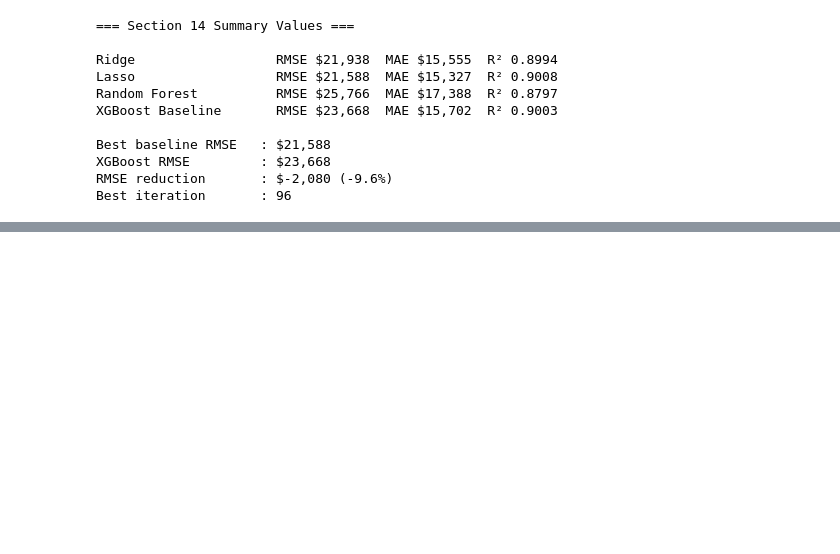
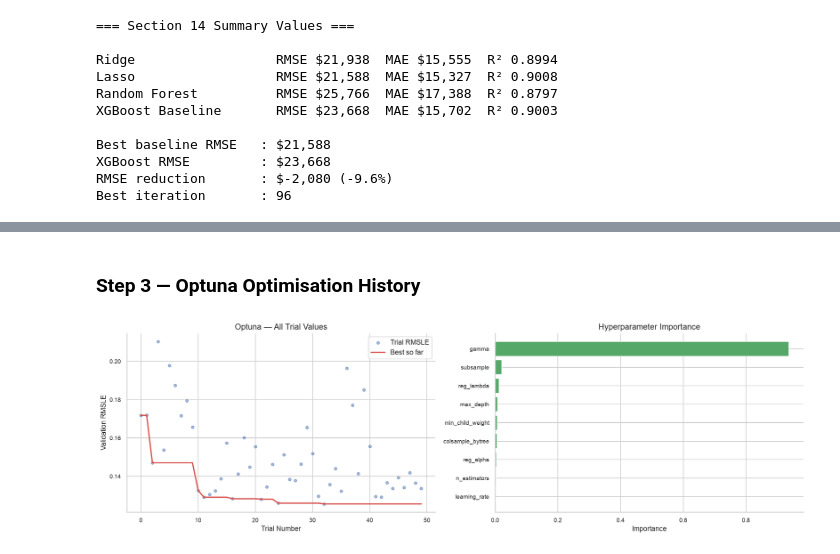
Before and after one commit to Kaarthiraghav/pricewise, a Jupyter notebook: notebooks/03_modelling.ipynb, the cells around one changed output, grey strips where cells are left out. Drawn from its saved outputs; the diff is of its cells as text; code cells hidden in the pictures; blank space fills up the shorter version.

Commit message:
feat: Optuna tuning 50 trials

```diff
--- a/notebooks/03_modelling.ipynb
+++ b/notebooks/03_modelling.ipynb
@@ -2892,0 +2950,19 @@ Best iteration       : 96
+# %%
+study = optuna.create_study(
+    direction="minimize",
+    sampler=optuna.samplers.TPESampler(seed=42)
+)
+
+print("Running 50 Optuna trials...")
+print("This may take a few minutes.\n")
+
+study.optimize(objective, n_trials=50, show_progress_bar=True)
+
+best_params = study.best_params
+best_val_rmsle = study.best_value
+
+print(f"\n✅ Tuning complete")
+print(f"Best validation RMSLE : {best_val_rmsle:.6f}")
+print(f"\nBest parameters:")
+for param, val in best_params.items():
+    print(f"  {param:<25} {val}")
@@ -2892,0 +2985,41 @@ Best iteration       : 96
+# %% [markdown]
+### Step 3 — Optuna Optimisation History
+# %%
+trial_values = [t.value for t in study.trials if t.value is not None]
+trial_numbers = [t.number for t in study.trials if t.value is not None]
+best_so_far  = [min(trial_values[:i+1]) for i in range(len(trial_values))]
+
+fig, axes = plt.subplots(1, 2, figsize=(16, 5))
+
+# All trial values
+axes[0].scatter(trial_numbers, trial_values,
+                alpha=0.5, s=20, color="#4C72B0", label="Trial RMSLE")
+axes[0].plot(trial_numbers, best_so_far,
+             color="#d9534f", linewidth=2, label="Best so far")
+axes[0].set_xlabel("Trial Number")
+axes[0].set_ylabel("Validation RMSLE")
+axes[0].set_title("Optuna — All Trial Values")
+axes[0].legend()
+
+# Parameter importance
+try:
+    importances = optuna.importance.get_param_importances(study)
+    params_list = list(importances.keys())
+    imp_vals    = list(importances.values())
+
+    axes[1].barh(params_list, imp_vals,
+                 color="#55A868", edgecolor="white")
+    axes[1].set_xlabel("Importance")
+    axes[1].set_title("Hyperparameter Importance")
+    axes[1].invert_yaxis()
+except Exception:
+    axes[1].text(0.5, 0.5, "Importance not available",
+                 ha="center", va="center",
+                 transform=axes[1].transAxes)
+
+plt.tight_layout()
+plt.savefig(FIGURES_PATH / "41_optuna_history.png",
+            dpi=150, bbox_inches="tight")
+plt.show()
+# %% [output]
+[figure, added]
```
Also changed, not shown: parts of 11 cells of this notebook, 1 other file.
